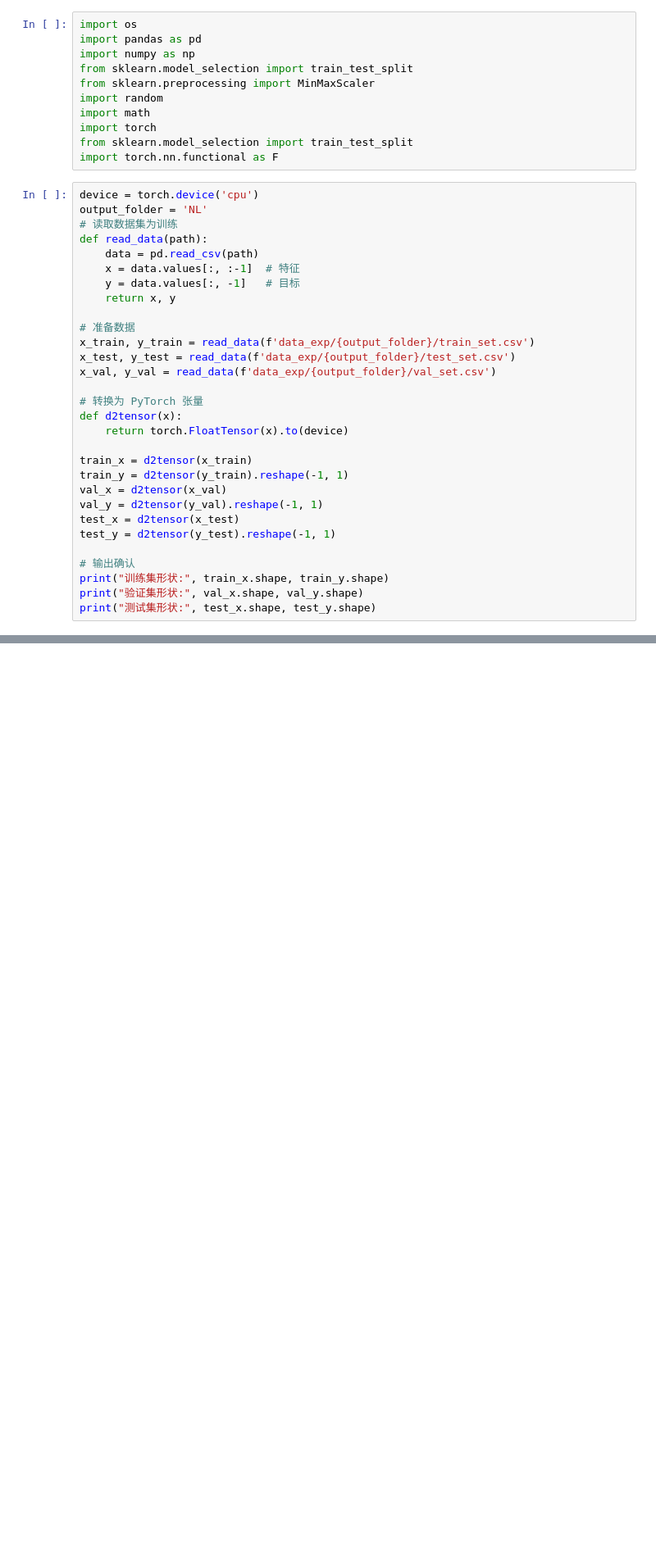
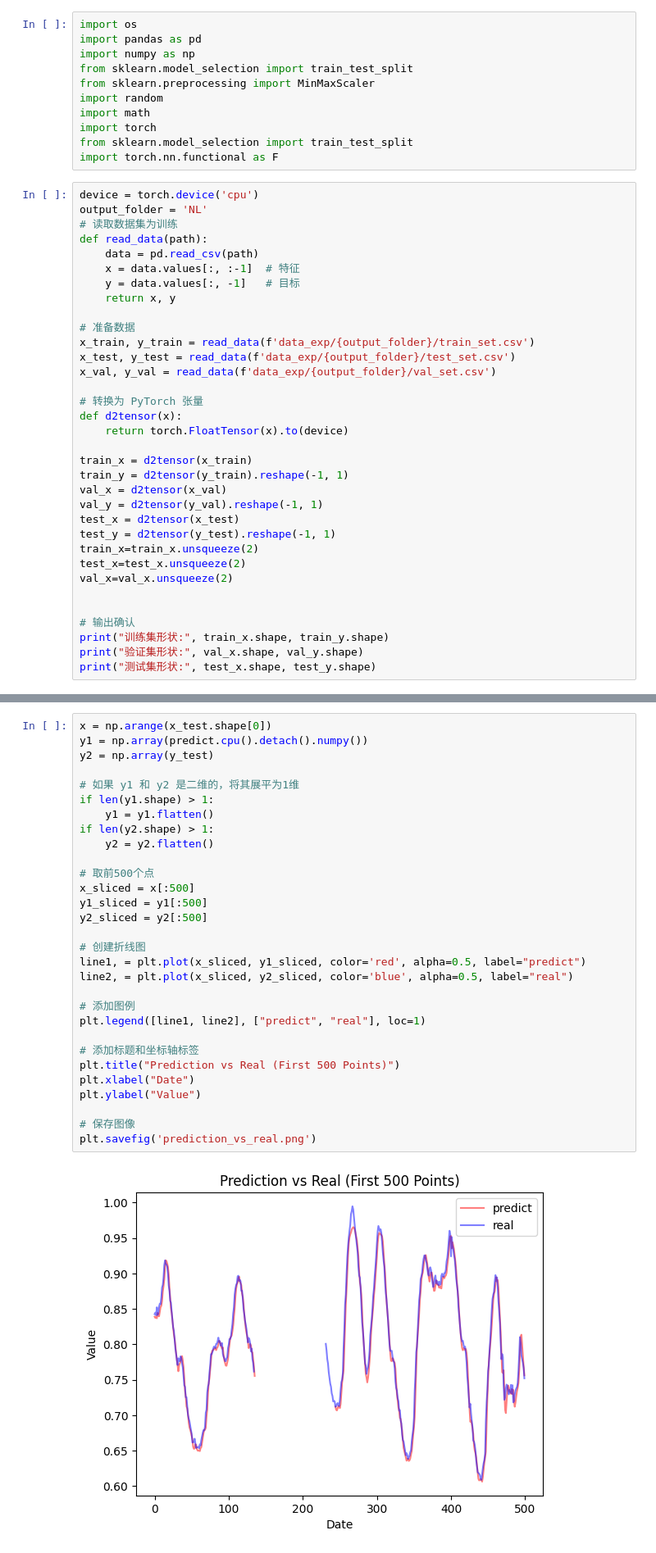
Before and after one commit to Lake-Evendim/Load_TSF, a Jupyter notebook: main.ipynb, the cells around one changed output, grey strips where cells are left out. Shown at 82% size. Drawn from its saved outputs; the diff is of its cells as text; blank space fills up the shorter version.

```diff
--- a/main.ipynb
+++ b/main.ipynb
@@ -34,6 +34,10 @@ val_x = d2tensor(x_val)
 val_y = d2tensor(y_val).reshape(-1, 1)
 test_x = d2tensor(x_test)
 test_y = d2tensor(y_test).reshape(-1, 1)
+train_x=train_x.unsqueeze(2)
+test_x=test_x.unsqueeze(2)
+val_x=val_x.unsqueeze(2)
+
 
 # 输出确认
 print("训练集形状:", train_x.shape, train_y.shape)
@@ -45,0 +138,32 @@ print("测试集形状:", test_x.shape, test_y.shape)
+# %%
+x = np.arange(x_test.shape[0])
+y1 = np.array(predict.cpu().detach().numpy())
+y2 = np.array(y_test)
+
+# 如果 y1 和 y2 是二维的，将其展平为1维
+if len(y1.shape) > 1:
+    y1 = y1.flatten()
+if len(y2.shape) > 1:
+    y2 = y2.flatten()
+
+# 取前500个点
+x_sliced = x[:500]
+y1_sliced = y1[:500]
+y2_sliced = y2[:500]
+
+# 创建折线图
+line1, = plt.plot(x_sliced, y1_sliced, color='red', alpha=0.5, label="predict")
+line2, = plt.plot(x_sliced, y2_sliced, color='blue', alpha=0.5, label="real")
+
+# 添加图例
+plt.legend([line1, line2], ["predict", "real"], loc=1)
+
+# 添加标题和坐标轴标签
+plt.title("Prediction vs Real (First 500 Points)")
+plt.xlabel("Date")
+plt.ylabel("Value")
+
+# 保存图像
+plt.savefig('prediction_vs_real.png')
+# %% [output]
+[figure, added]
```
Also changed, not shown: parts of 4 cells of this notebook, 3 other files.
